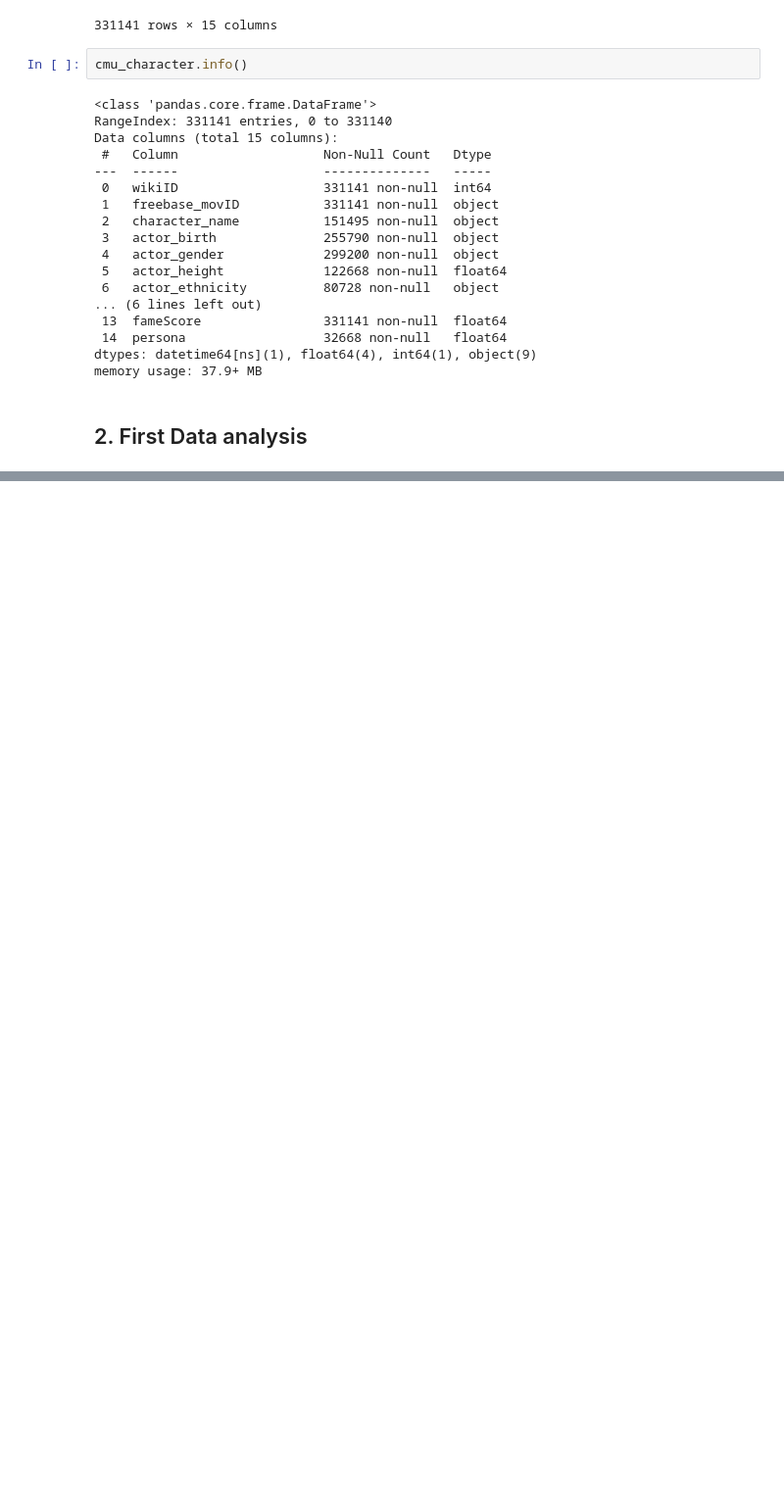
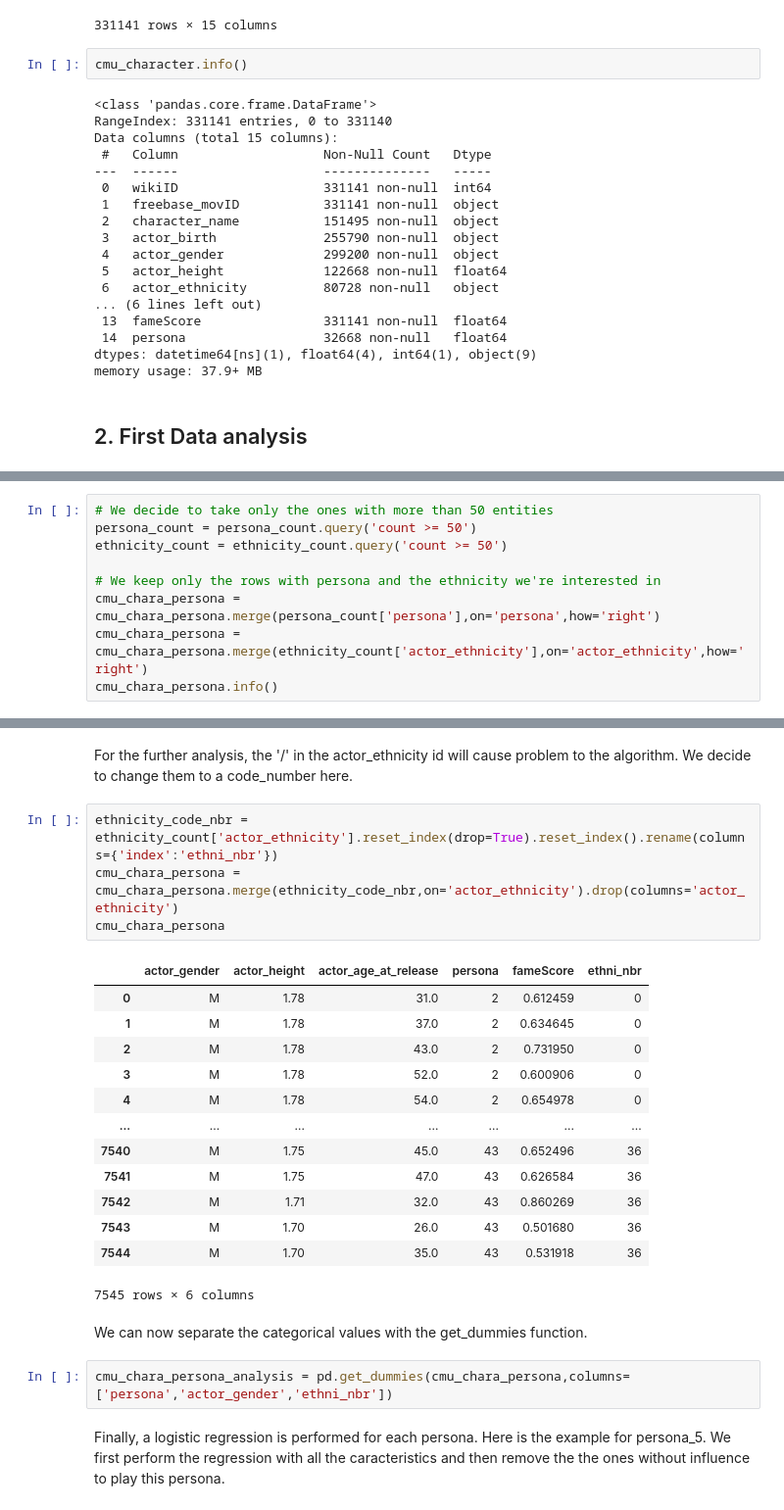
Before and after one commit to epfl-ada/ada-2023-project-lasempanadas, a Jupyter notebook: project_milestone_2.ipynb, the cells around one changed output, grey strips where cells are left out. Shown at 98% size. Cells and saved outputs as stored; diff of their text form; blank space fills up the shorter version.

Commit message:
merged Alex

```diff
--- a/project_milestone_2.ipynb
+++ b/project_milestone_2.ipynb
@@ -495,0 +557,9 @@ memory usage: 37.9+ MB
+# %%
+# We decide to take only the ones with more than 50 entities
+persona_count = persona_count.query('count >= 50')
+ethnicity_count = ethnicity_count.query('count >= 50')
+
+# We keep only the rows with persona and the ethnicity we're interested in
+cmu_chara_persona = cmu_chara_persona.merge(persona_count['persona'],on='persona',how='right')
+cmu_chara_persona = cmu_chara_persona.merge(ethnicity_count['actor_ethnicity'],on='actor_ethnicity',how='right')
+cmu_chara_persona.info()
@@ -495,0 +580,26 @@ memory usage: 37.9+ MB
+# %% [markdown]
+For the further analysis, the '/' in the actor_ethnicity id will cause problem to the algorithm. We decide to change them to a code_number here.
+# %%
+ethnicity_code_nbr = ethnicity_count['actor_ethnicity'].reset_index(drop=True).reset_index().rename(columns={'index':'ethni_nbr'})
+cmu_chara_persona = cmu_chara_persona.merge(ethnicity_code_nbr,on='actor_ethnicity').drop(columns='actor_ethnicity')
+cmu_chara_persona
+# %% [output]
+|  | actor_gender | actor_height | actor_age_at_release | persona | fameScore | ethni_nbr |
+| 0 | M | 1.78 | 31.0 | 2 | 0.612459 | 0 |
+| 1 | M | 1.78 | 37.0 | 2 | 0.634645 | 0 |
+| 2 | M | 1.78 | 43.0 | 2 | 0.731950 | 0 |
+| 3 | M | 1.78 | 52.0 | 2 | 0.600906 | 0 |
+| 4 | M | 1.78 | 54.0 | 2 | 0.654978 | 0 |
+| ... | ... | ... | ... | ... | ... | ... |
+| 7540 | M | 1.75 | 45.0 | 43 | 0.652496 | 36 |
+| 7541 | M | 1.75 | 47.0 | 43 | 0.626584 | 36 |
+| 7542 | M | 1.71 | 32.0 | 43 | 0.860269 | 36 |
+| 7543 | M | 1.70 | 26.0 | 43 | 0.501680 | 36 |
+| 7544 | M | 1.70 | 35.0 | 43 | 0.531918 | 36 |
+7545 rows × 6 columns
+# %% [markdown]
+We can now separate the categorical values with the get_dummies function.
+# %%
+cmu_chara_persona_analysis = pd.get_dummies(cmu_chara_persona,columns=['persona','actor_gender','ethni_nbr'])
+# %% [markdown]
+Finally, a logistic regression is performed for each persona. Here is the example for persona_5. We first perform the regression with all the caracteristics and then remove the the ones without influence to play this persona.
```
Also changed, not shown: parts of 14 cells of this notebook.
